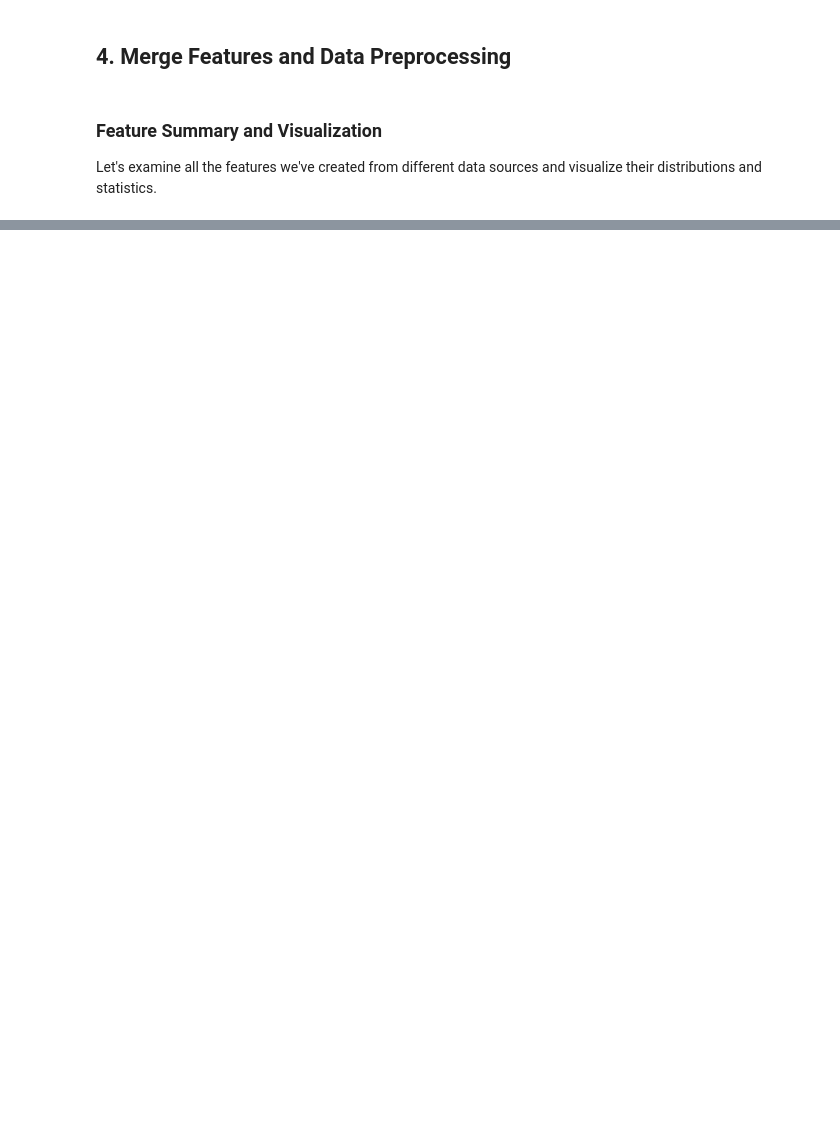
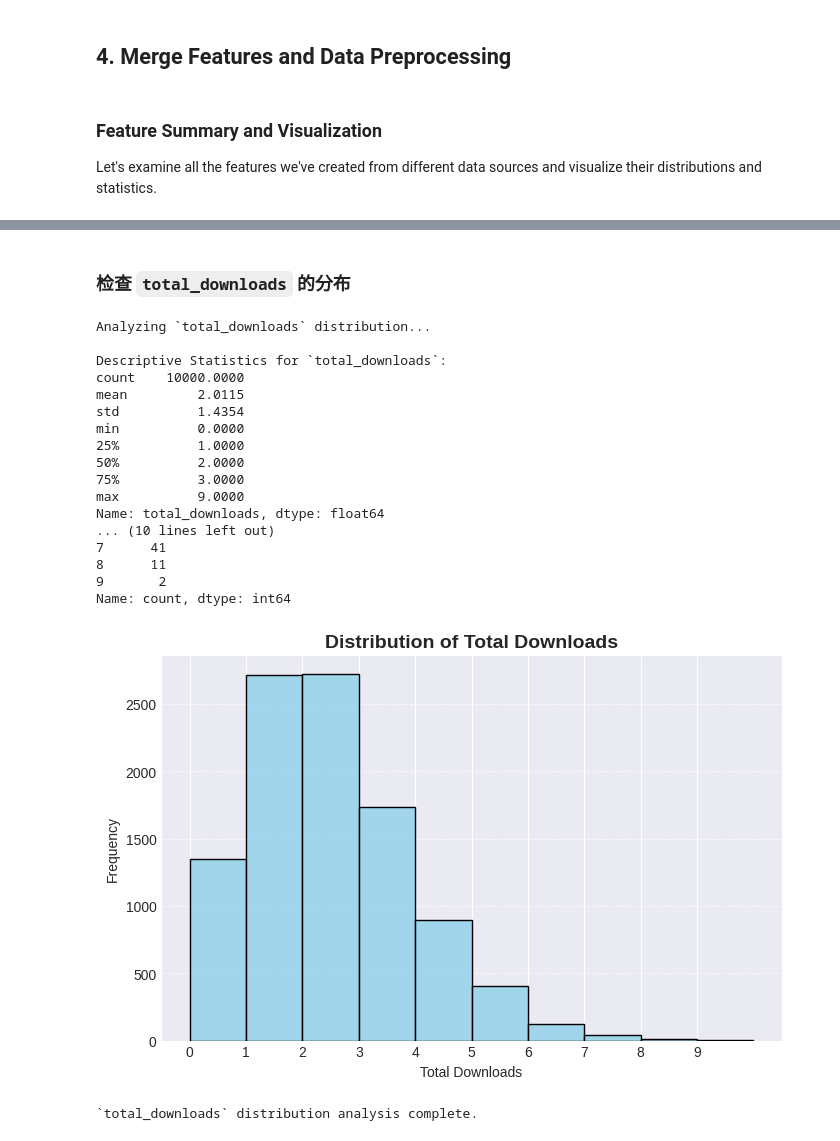
Before and after one commit to yiyue02/5052_final_project, a Jupyter notebook: random_forest.ipynb, the cells around one changed output, grey strips where cells are left out. Drawn from its saved outputs; the diff is of its cells as text; code cells hidden in the pictures; blank space fills up the shorter version.

```diff
--- a/random_forest.ipynb
+++ b/random_forest.ipynb
@@ -1973,0 +1177,21 @@ print(f"{'='*80}")
+# %%
+print("Preparing dataset for Total Downloads prediction (Poisson regression)...")
+
+# 1. Create a new target variable `y_poisson` from 'total_downloads' from X_encoded
+y_poisson = X_encoded['total_downloads'].astype(int)
+
+# 2. Create a new feature set `X_poisson` by dropping 'total_downloads' from `X_encoded`
+X_poisson = X_encoded.drop(columns=['total_downloads'], errors='ignore')
+
+print(f"\nShape of new target variable (y_poisson): {y_poisson.shape}")
+print(f"Shape of new feature set (X_poisson): {X_poisson.shape}")
+
+print("\nChecking y_poisson data type and values:")
+print(f"Data type: {y_poisson.dtype}")
+print(f"Min value: {y_poisson.min()}")
+print(f"Max value: {y_poisson.max()}")
+print(f"Number of unique values: {y_poisson.nunique()}")
+print("Top 5 value counts:")
+print(y_poisson.value_counts().head())
+
+print("\nDataset prepared for Poisson regression.")
@@ -1973,0 +1240,44 @@ print(f"{'='*80}")
+# %% [markdown]
+### 检查 `total_downloads` 的分布
+# %%
+print("Analyzing `total_downloads` distribution...")
+
+# Descriptive statistics
+print("\nDescriptive Statistics for `total_downloads`:")
+print(y_poisson.describe())
+
+# Value counts
+print("\nValue Counts for `total_downloads`:")
+print(y_poisson.value_counts().sort_index())
+
+# Visualize the distribution
+plt.figure(figsize=(8, 5))
+sns.histplot(y_poisson, bins=range(y_poisson.min(), y_poisson.max() + 2), kde=False, color='skyblue', edgecolor='black')
+plt.xticks(range(y_poisson.min(), y_poisson.max() + 1))
+plt.xlabel('Total Downloads')
+plt.ylabel('Frequency')
+plt.title('Distribution of Total Downloads', fontsize=14, fontweight='bold')
+plt.grid(axis='y', linestyle='--', alpha=0.6)
+plt.show()
+
+print("\n`total_downloads` distribution analysis complete.")
+# %% [output]
+Analyzing `total_downloads` distribution...
+
+Descriptive Statistics for `total_downloads`:
+count    10000.0000
+mean         2.0115
+std          1.4354
+min          0.0000
+25%          1.0000
+50%          2.0000
+75%          3.0000
+max          9.0000
+Name: total_downloads, dtype: float64
+... (10 lines left out)
+7      41
+8      11
+9       2
+Name: count, dtype: int64
+[figure, added]
+`total_downloads` distribution analysis complete.
```
Also changed, not shown: parts of 92 cells of this notebook.
